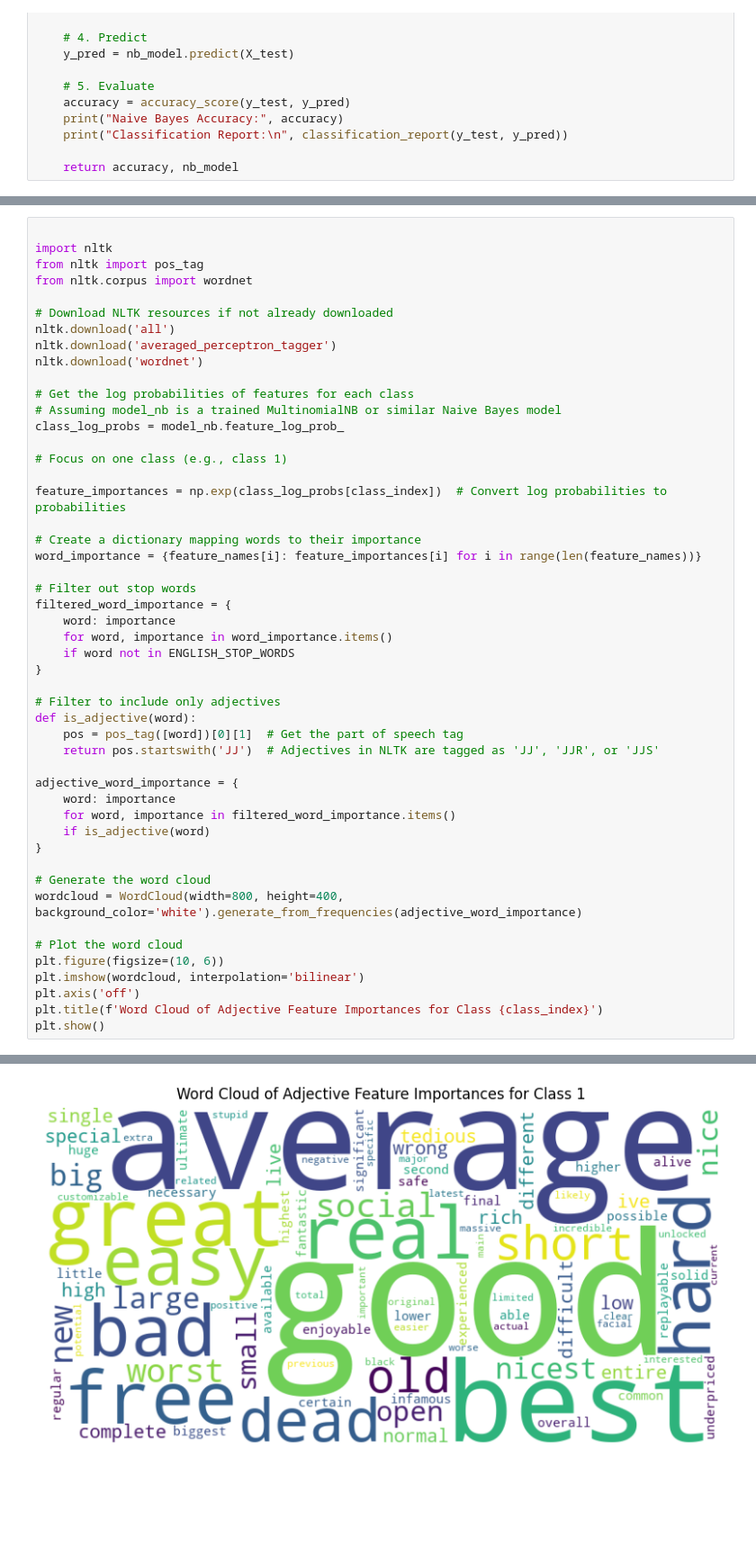
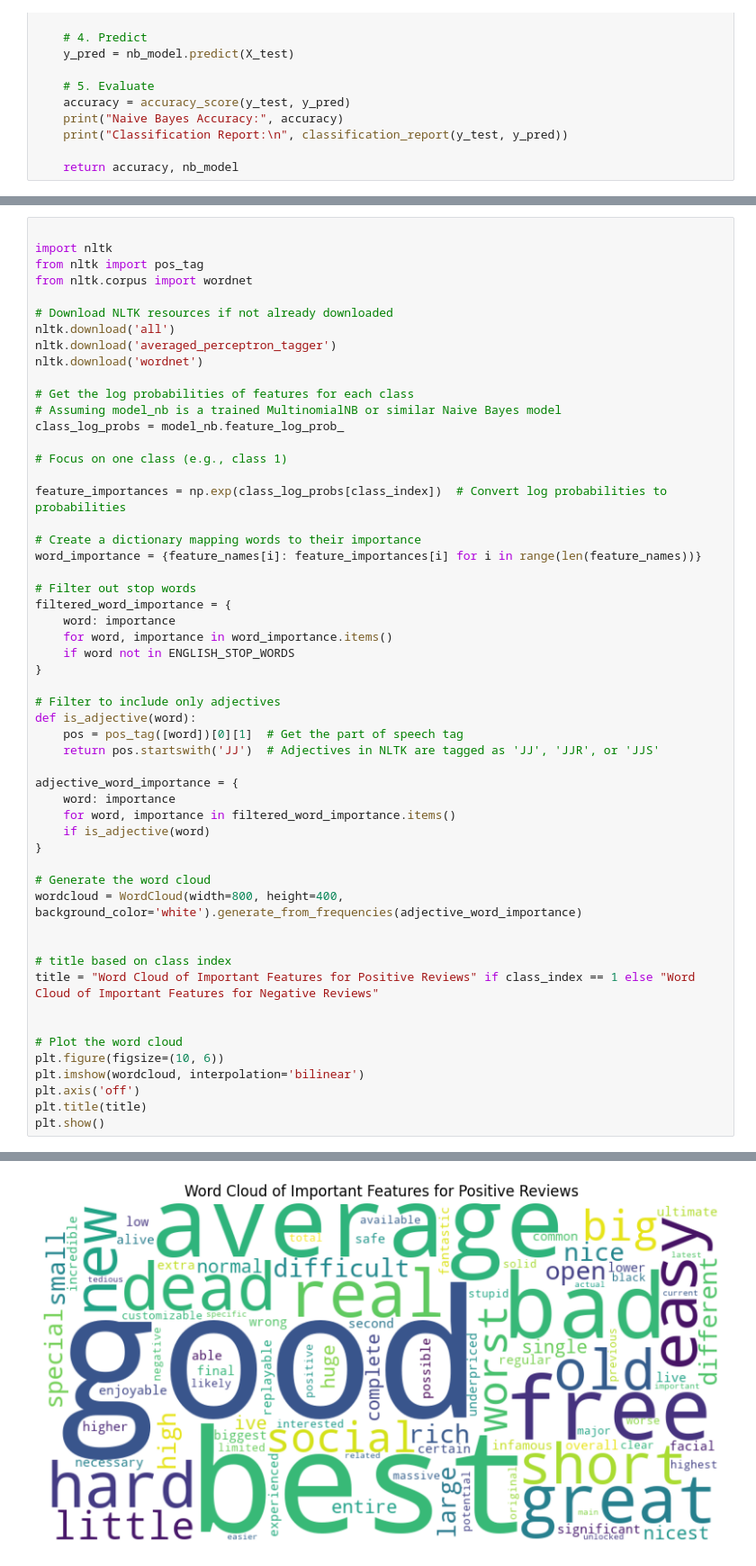
Before and after one commit to Jkwokhk/CS506, a Jupyter notebook: main.ipynb, the cells around one changed output, grey strips where cells are left out. Shown at 90% size. Drawn from its saved outputs; the diff is of its cells as text; blank space fills up the shorter version.

```diff
--- a/main.ipynb
+++ b/main.ipynb
@@ -261,35 +267,40 @@ adjective_word_importance = {
     for word, importance in filtered_word_importance.items()
     if is_adjective(word)
 }
 
 # Generate the word cloud
 wordcloud = WordCloud(width=800, height=400, background_color='white').generate_from_frequencies(adjective_word_importance)
 
+
+# title based on class index
+title = "Word Cloud of Important Features for Positive Reviews" if class_index == 1 else "Word Cloud of Important Features for Negative Reviews"
+
+
 # Plot the word cloud
 plt.figure(figsize=(10, 6))
 plt.imshow(wordcloud, interpolation='bilinear')
 plt.axis('off')
-plt.title(f'Word Cloud of Adjective Feature Importances for Class {class_index}')
+plt.title(title)
 plt.show()
 # %% [output]
 [nltk_data] Downloading collection 'all'
 [nltk_data]    |
 [nltk_data]    | Downloading package abc to /Users/jasonk/nltk_data...
 [nltk_data]    |   Package abc is already up-to-date!
 [nltk_data]    | Downloading package alpino to
 [nltk_data]    |     /Users/jasonk/nltk_data...
 [nltk_data]    |   Package alpino is already up-to-date!
 [nltk_data]    | Downloading package averaged_perceptron_tagger to
 [nltk_data]    |     /Users/jasonk/nltk_data...
 [nltk_data]    |   Package averaged_perceptron_tagger is already up-
 [nltk_data]    |       to-date!
 [nltk_data]    | Downloading package averaged_perceptron_tagger_eng to
 ... (357 lines left out)
 [nltk_data]   Package averaged_perceptron_tagger is already up-to-
 [nltk_data]       date!
 [nltk_data] Downloading package wordnet to /Users/jasonk/nltk_data...
 [nltk_data]   Package wordnet is already up-to-date!
-[figure, old version]
+[figure, new version]
 # %%
 
 
```
Also changed, not shown: parts of 7 cells of this notebook.
